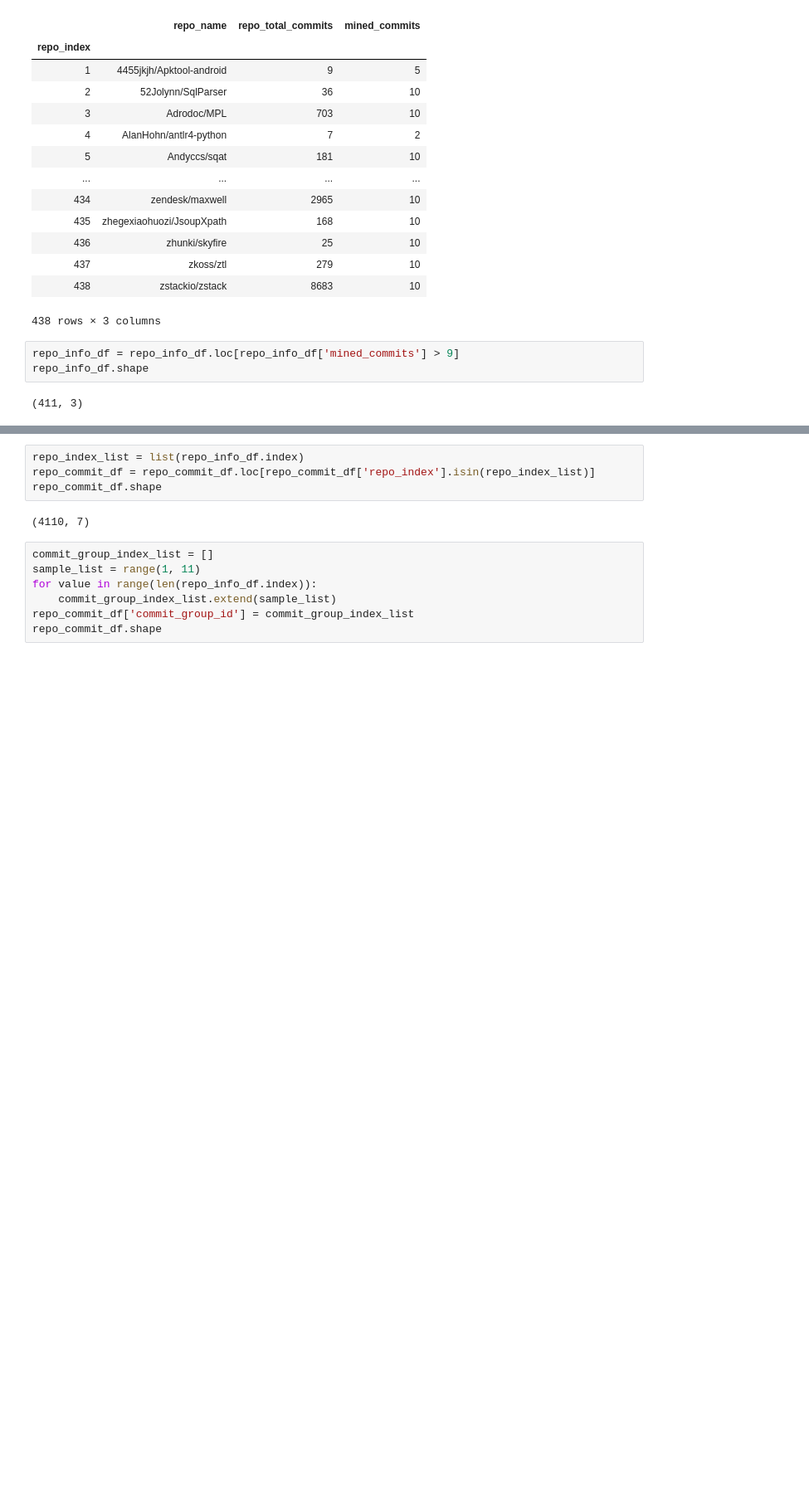
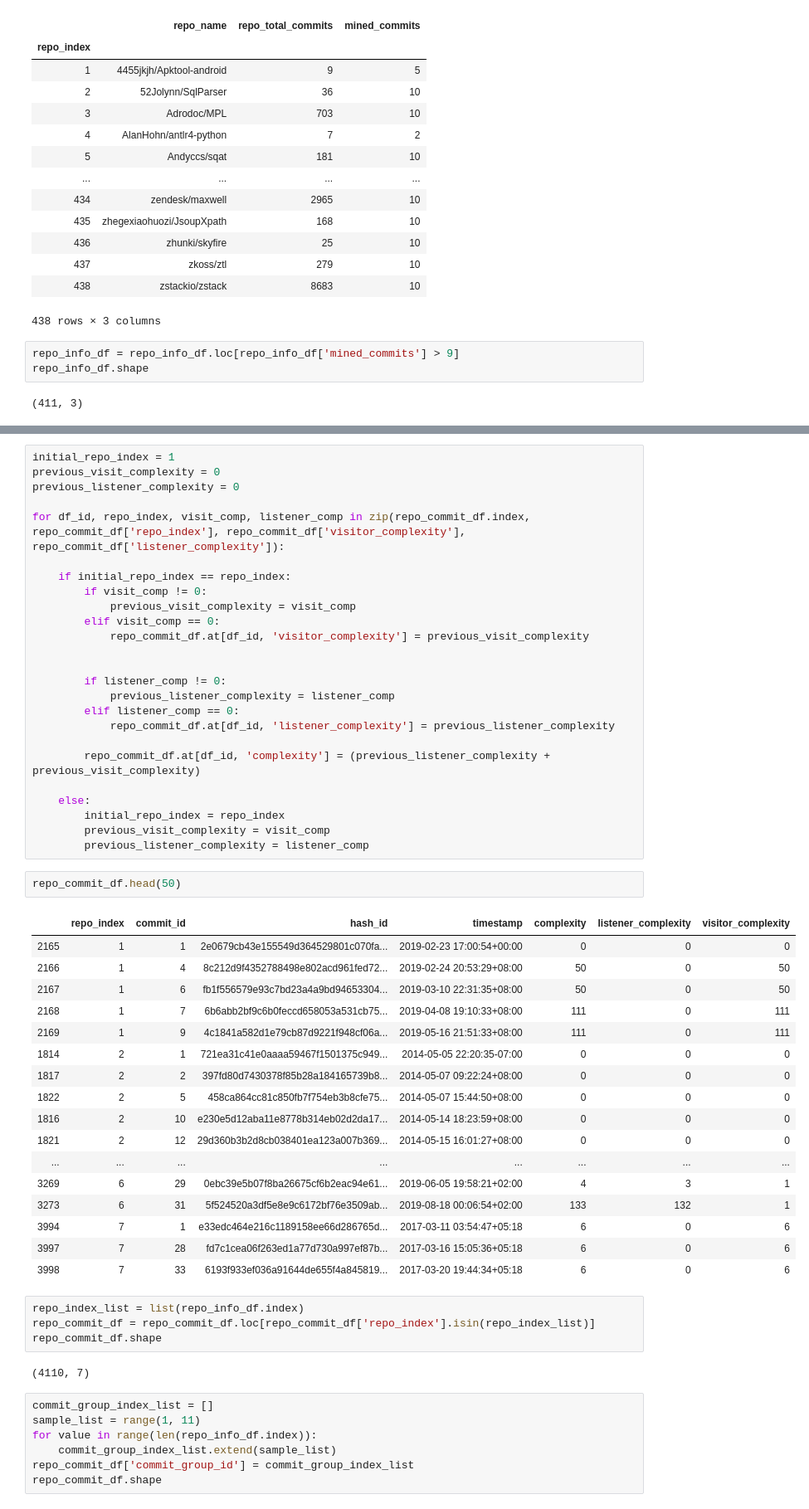
Before and after one commit to praveengadiyaram369/Antlr_Java_Repository_Miner, a Jupyter notebook: AnalyzingCommitHistories.ipynb, the cells around one changed output, grey strips where cells are left out. Shown at 83% size. Drawn from its saved outputs; the diff is of its cells as text; blank space fills up the shorter version.

```diff
--- a/AnalyzingCommitHistories.ipynb
+++ b/AnalyzingCommitHistories.ipynb
@@ -116,3 +120,48 @@ repo_commit_df
+# %%
+initial_repo_index = 1
+previous_visit_complexity = 0
+previous_listener_complexity = 0
+
+for df_id, repo_index, visit_comp, listener_comp in zip(repo_commit_df.index, repo_commit_df['repo_index'], repo_commit_df['visitor_complexity'], repo_commit_df['listener_complexity']):
+
+    if initial_repo_index == repo_index:
+        if visit_comp != 0:
+            previous_visit_complexity = visit_comp
+        elif visit_comp == 0:
+            repo_commit_df.at[df_id, 'visitor_complexity'] = previous_visit_complexity
+
+
+        if listener_comp != 0:
+            previous_listener_complexity = listener_comp
+        elif listener_comp == 0:
+            repo_commit_df.at[df_id, 'listener_complexity'] = previous_listener_complexity
+
+        repo_commit_df.at[df_id, 'complexity'] = (previous_listener_complexity + previous_visit_complexity)
+
+    else:
+        initial_repo_index = repo_index
+        previous_visit_complexity = visit_comp
+        previous_listener_complexity = listener_comp
+# %%
+repo_commit_df.head(50)
+# %% [output]
+|  | repo_index | commit_id | hash_id | timestamp | complexity | listener_complexity | visitor_complexity |
+| 2165 | 1 | 1 | 2e0679cb43e155549d364529801c070fa... | 2019-02-23 17:00:54+00:00 | 0 | 0 | 0 |
+| 2166 | 1 | 4 | 8c212d9f4352788498e802acd961fed72... | 2019-02-24 20:53:29+08:00 | 50 | 0 | 50 |
+| 2167 | 1 | 6 | fb1f556579e93c7bd23a4a9bd94653304... | 2019-03-10 22:31:35+08:00 | 50 | 0 | 50 |
+| 2168 | 1 | 7 | 6b6abb2bf9c6b0feccd658053a531cb75... | 2019-04-08 19:10:33+08:00 | 111 | 0 | 111 |
+| 2169 | 1 | 9 | 4c1841a582d1e79cb87d9221f948cf06a... | 2019-05-16 21:51:33+08:00 | 111 | 0 | 111 |
+| 1814 | 2 | 1 | 721ea31c41e0aaaa59467f1501375c949... | 2014-05-05 22:20:35-07:00 | 0 | 0 | 0 |
+| 1817 | 2 | 2 | 397fd80d7430378f85b28a184165739b8... | 2014-05-07 09:22:24+08:00 | 0 | 0 | 0 |
+| 1822 | 2 | 5 | 458ca864cc81c850fb7f754eb3b8cfe75... | 2014-05-07 15:44:50+08:00 | 0 | 0 | 0 |
+| 1816 | 2 | 10 | e230e5d12aba11e8778b314eb02d2da17... | 2014-05-14 18:23:59+08:00 | 0 | 0 | 0 |
+| 1821 | 2 | 12 | 29d360b3b2d8cb038401ea123a007b369... | 2014-05-15 16:01:27+08:00 | 0 | 0 | 0 |
+| ... | ... | ... | ... | ... | ... | ... | ... |
+| 3269 | 6 | 29 | 0ebc39e5b07f8ba26675cf6b2eac94e61... | 2019-06-05 19:58:21+02:00 | 4 | 3 | 1 |
+| 3273 | 6 | 31 | 5f524520a3df5e8e9c6172bf76e3509ab... | 2019-08-18 00:06:54+02:00 | 133 | 132 | 1 |
+| 3994 | 7 | 1 | e33edc464e216c1189158ee66d286765d... | 2017-03-11 03:54:47+05:18 | 6 | 0 | 6 |
+| 3997 | 7 | 28 | fd7c1cea06f263ed1a77d730a997ef87b... | 2017-03-16 15:05:36+05:18 | 6 | 0 | 6 |
+| 3998 | 7 | 33 | 6193f933ef036a91644de655f4a845819... | 2017-03-20 19:44:34+05:18 | 6 | 0 | 6 |
 # %%
 repo_index_list = list(repo_info_df.index)
 repo_commit_df = repo_commit_df.loc[repo_commit_df['repo_index'].isin(repo_index_list)]
```
Also changed, not shown: parts of 2 cells of this notebook, 6 other files.
